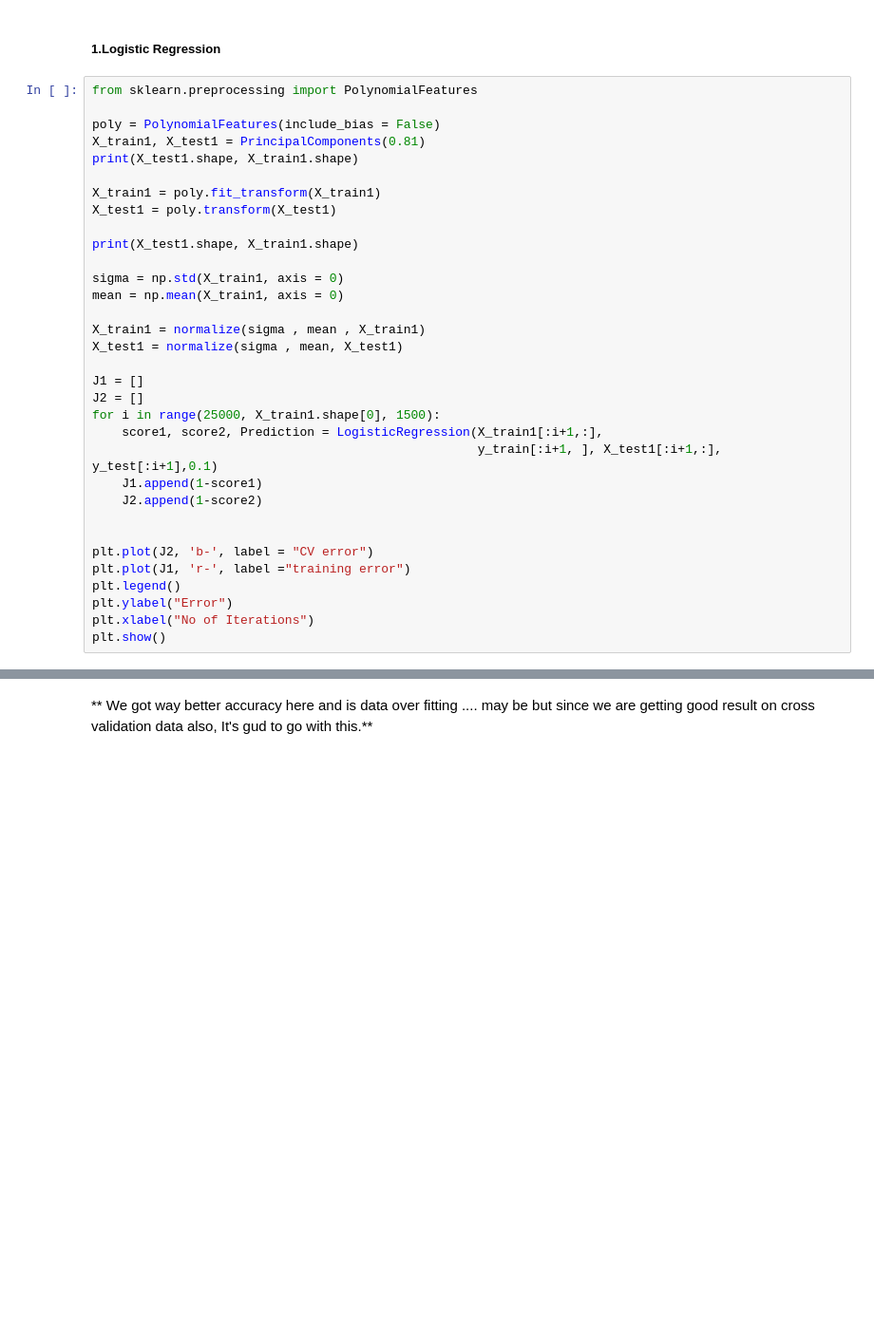
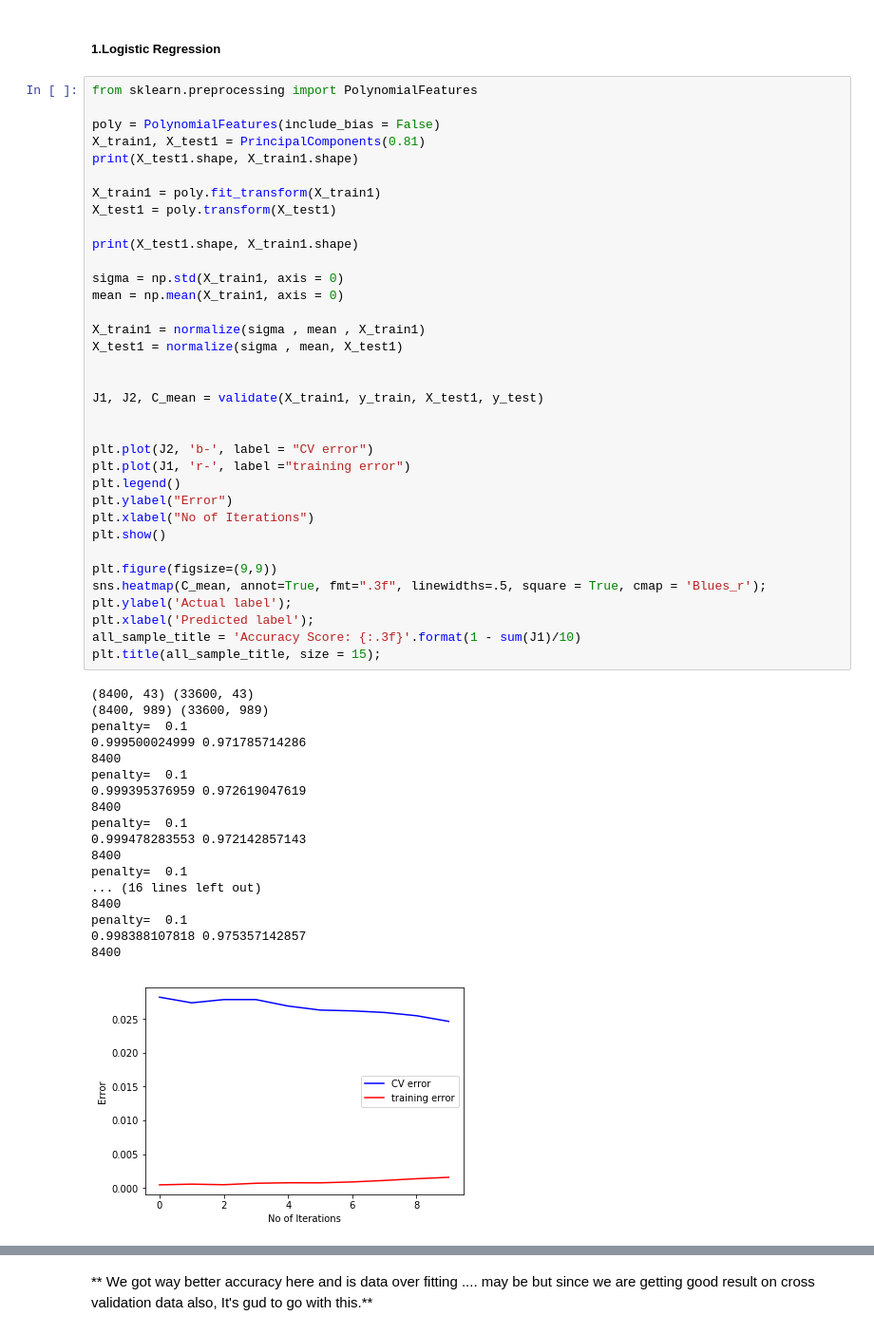
Before and after one commit to jnguyen1192/First-Kaggle-Notebook, a Jupyter notebook: kernel.ipynb, the cells around one changed output, grey strips where cells are left out. Shown at 95% size. Saved outputs shown, nothing was run; the diff lists cells and outputs as text; blank space fills up the shorter version.

```diff
--- a/kernel.ipynb
+++ b/kernel.ipynb
@@ -512,33 +541,54 @@ penalty=  0.1
 # %%
 from sklearn.preprocessing import PolynomialFeatures
 
 poly = PolynomialFeatures(include_bias = False)
 X_train1, X_test1 = PrincipalComponents(0.81)
 print(X_test1.shape, X_train1.shape)
 
 X_train1 = poly.fit_transform(X_train1)
 X_test1 = poly.transform(X_test1)
 
 print(X_test1.shape, X_train1.shape)
 
 sigma = np.std(X_train1, axis = 0)
 mean = np.mean(X_train1, axis = 0)
 
 X_train1 = normalize(sigma , mean , X_train1)
 X_test1 = normalize(sigma , mean, X_test1)
 
-J1 = []
-J2 = []
-for i in range(25000, X_train1.shape[0], 1500):
-    score1, score2, Prediction = LogisticRegression(X_train1[:i+1,:],
-                                                    y_train[:i+1, ], X_test1[:i+1,:], y_test[:i+1],0.1)
-    J1.append(1-score1)
-    J2.append(1-score2)
+
+J1, J2, C_mean = validate(X_train1, y_train, X_test1, y_test)
 
 
 plt.plot(J2, 'b-', label = "CV error")
 plt.plot(J1, 'r-', label ="training error")
 plt.legend()
 plt.ylabel("Error")
 plt.xlabel("No of Iterations")
 plt.show()
+
+plt.figure(figsize=(9,9))
+sns.heatmap(C_mean, annot=True, fmt=".3f", linewidths=.5, square = True, cmap = 'Blues_r');
+plt.ylabel('Actual label');
+plt.xlabel('Predicted label');
+all_sample_title = 'Accuracy Score: {:.3f}'.format(1 - sum(J1)/10)
+plt.title(all_sample_title, size = 15);
+# %% [output]
+(8400, 43) (33600, 43)
+(8400, 989) (33600, 989)
+penalty=  0.1
+0.999500024999 0.971785714286
+8400
+penalty=  0.1
+0.999395376959 0.972619047619
+8400
+penalty=  0.1
+0.999478283553 0.972142857143
+8400
+penalty=  0.1
+... (16 lines left out)
+8400
+penalty=  0.1
+0.998388107818 0.975357142857
+8400
+[figure, added]
```
Also changed, not shown: parts of 24 cells of this notebook.
